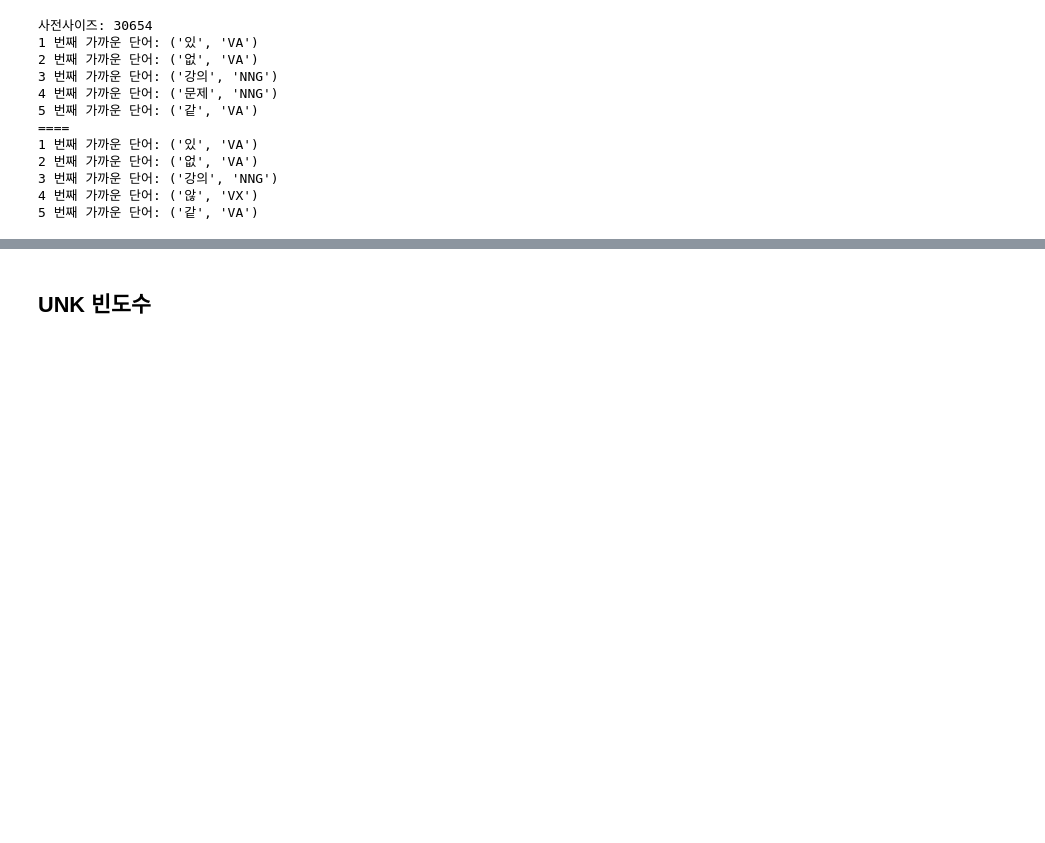
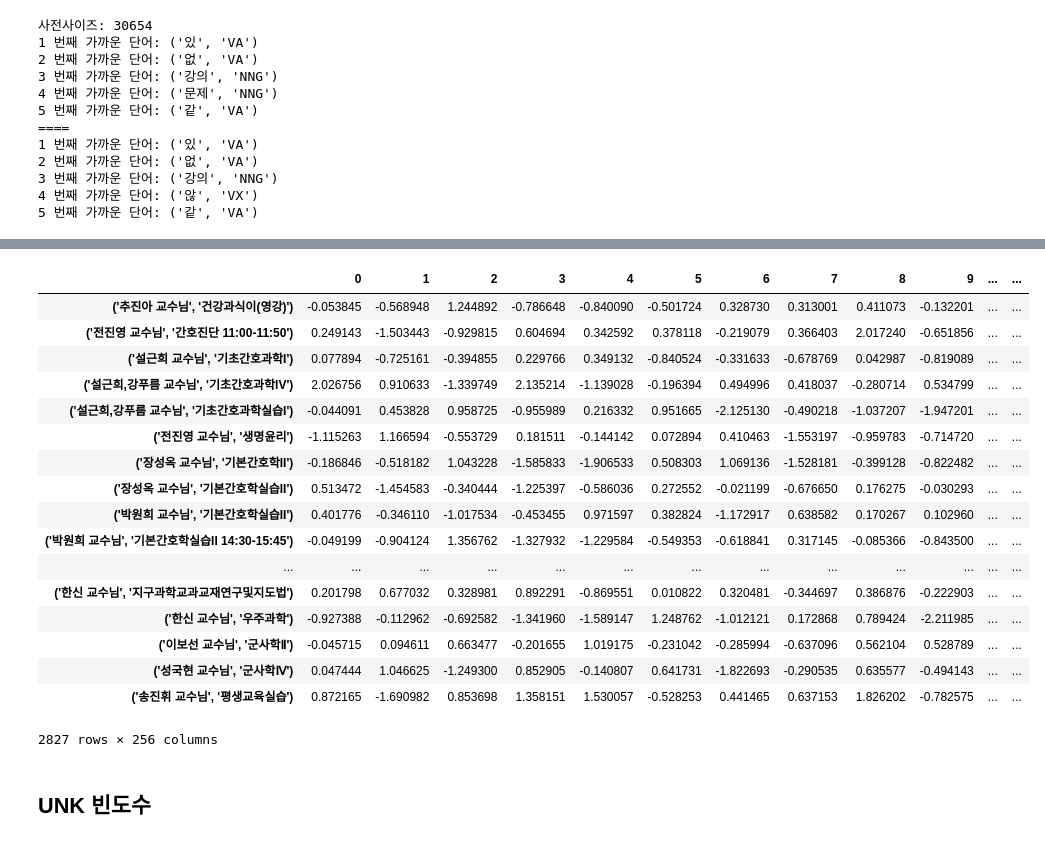
Before and after one commit to kuai-jjang/Recommendation, a Jupyter notebook: embedding_re/sampling_sim.ipynb, the cells around one changed output, grey strips where cells are left out. Cells and saved outputs as stored; diff of their text form; code cells hidden in the pictures; blank space fills up the shorter version.

```diff
--- a/embedding_re/sampling_sim.ipynb
+++ b/embedding_re/sampling_sim.ipynb
@@ -112,3 +177,24 @@ showing.cos_sim()
+# %%
+pd.read_csv('./2017_2_doc2vec.csv',index_col=0)
+# %% [output]
+|  | 0 | 1 | 2 | 3 | 4 | 5 | 6 | 7 | 8 | 9 | ... | ... |
+| ('추진아 교수님', '건강과식이(영강)') | -0.053845 | -0.568948 | 1.244892 | -0.786648 | -0.840090 | -0.501724 | 0.328730 | 0.313001 | 0.411073 | -0.132201 | ... | ... |
+| ('전진영 교수님', '간호진단 11:00-11:50') | 0.249143 | -1.503443 | -0.929815 | 0.604694 | 0.342592 | 0.378118 | -0.219079 | 0.366403 | 2.017240 | -0.651856 | ... | ... |
+| ('설근희 교수님', '기초간호과학I') | 0.077894 | -0.725161 | -0.394855 | 0.229766 | 0.349132 | -0.840524 | -0.331633 | -0.678769 | 0.042987 | -0.819089 | ... | ... |
+| ('설근희,강푸름 교수님', '기초간호과학IV') | 2.026756 | 0.910633 | -1.339749 | 2.135214 | -1.139028 | -0.196394 | 0.494996 | 0.418037 | -0.280714 | 0.534799 | ... | ... |
+| ('설근희,강푸름 교수님', '기초간호과학실습I') | -0.044091 | 0.453828 | 0.958725 | -0.955989 | 0.216332 | 0.951665 | -2.125130 | -0.490218 | -1.037207 | -1.947201 | ... | ... |
+| ('전진영 교수님', '생명윤리') | -1.115263 | 1.166594 | -0.553729 | 0.181511 | -0.144142 | 0.072894 | 0.410463 | -1.553197 | -0.959783 | -0.714720 | ... | ... |
+| ('장성옥 교수님', '기본간호학II') | -0.186846 | -0.518182 | 1.043228 | -1.585833 | -1.906533 | 0.508303 | 1.069136 | -1.528181 | -0.399128 | -0.822482 | ... | ... |
+| ('장성옥 교수님', '기본간호학실습II') | 0.513472 | -1.454583 | -0.340444 | -1.225397 | -0.586036 | 0.272552 | -0.021199 | -0.676650 | 0.176275 | -0.030293 | ... | ... |
+| ('박원희 교수님', '기본간호학실습II') | 0.401776 | -0.346110 | -1.017534 | -0.453455 | 0.971597 | 0.382824 | -1.172917 | 0.638582 | 0.170267 | 0.102960 | ... | ... |
+| ('박원희 교수님', '기본간호학실습II 14:30-15:45') | -0.049199 | -0.904124 | 1.356762 | -1.327932 | -1.229584 | -0.549353 | -0.618841 | 0.317145 | -0.085366 | -0.843500 | ... | ... |
+| ... | ... | ... | ... | ... | ... | ... | ... | ... | ... | ... | ... | ... |
+| ('한신 교수님', '지구과학교과교재연구및지도법') | 0.201798 | 0.677032 | 0.328981 | 0.892291 | -0.869551 | 0.010822 | 0.320481 | -0.344697 | 0.386876 | -0.222903 | ... | ... |
+| ('한신 교수님', '우주과학') | -0.927388 | -0.112962 | -0.692582 | -1.341960 | -1.589147 | 1.248762 | -1.012121 | 0.172868 | 0.789424 | -2.211985 | ... | ... |
+| ('이보선 교수님', '군사학Ⅱ') | -0.045715 | 0.094611 | 0.663477 | -0.201655 | 1.019175 | -0.231042 | -0.285994 | -0.637096 | 0.562104 | 0.528789 | ... | ... |
+| ('성국현 교수님', '군사학Ⅳ') | 0.047444 | 1.046625 | -1.249300 | 0.852905 | -0.140807 | 0.641731 | -1.822693 | -0.290535 | 0.635577 | -0.494143 | ... | ... |
+| ('송진휘 교수님', '평생교육실습') | 0.872165 | -1.690982 | 0.853698 | 1.358151 | 1.530057 | -0.528253 | 0.441465 | 0.637153 | 1.826202 | -0.782575 | ... | ... |
+2827 rows × 256 columns
 # %% [markdown]
 ## UNK 빈도수
 # %%
```
Also changed, not shown: parts of 9 cells of this notebook, 13 other files.
